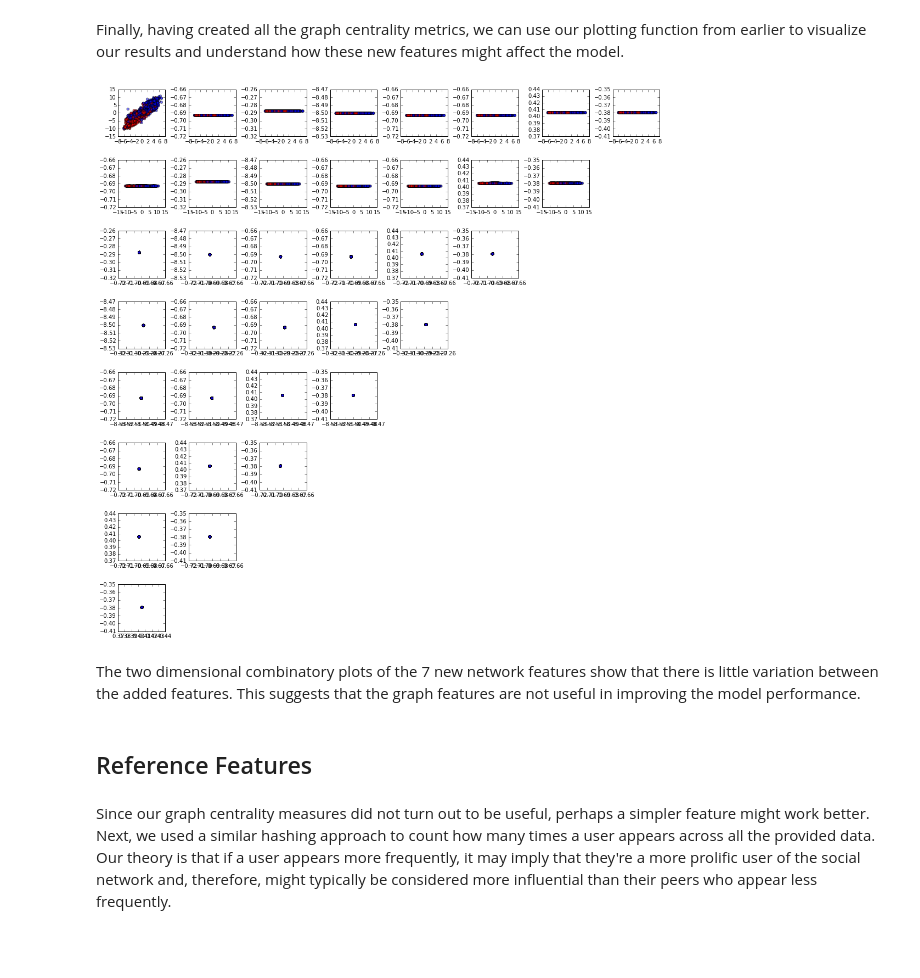
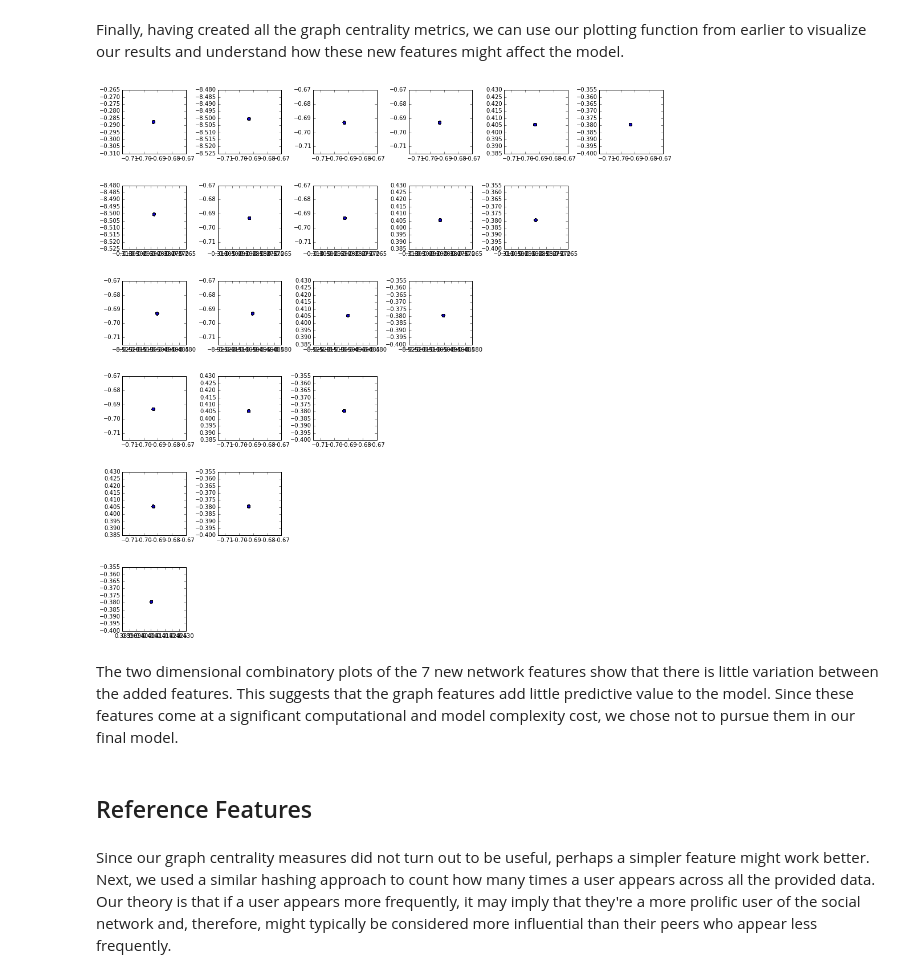
Before and after one commit to nickhamlin/mids_207_final_project, a Jupyter notebook: 207 Final Project - Byun, Chio, Danish, Hamlin, Pazo.ipynb, the cells around one changed output. Saved outputs shown, nothing was run; the diff lists cells and outputs as text; code cells hidden in the pictures; blank space fills up the shorter version.

Commit message:
Updated feature engineering
Removed portion of combining network and reference features

```diff
--- a/207 Final Project - Byun, Chio, Danish, Hamlin, Pazo.ipynb
+++ b/207 Final Project - Byun, Chio, Danish, Hamlin, Pazo.ipynb
@@ -382,13 +398,13 @@ accuracy: 0.74918
 # %% [markdown]
 Finally, having created all the graph centrality metrics, we can use our plotting function from earlier to visualize our results and understand how these new features might affect the model.
 # %%
-plot_combinatory_two_dim_data(x[:,9:], train_labels)
+plot_combinatory_two_dim_data(x[:,11:], train_labels)
 # %% [output]
-[figure, old version]
+[figure, new version]
 # %% [markdown]
-The two dimensional combinatory plots of the 7 new network features show that there is little variation between the added features. This suggests that the graph features are not useful in improving the model performance.
+The two dimensional combinatory plots of the 7 new network features show that there is little variation between the added features. This suggests that the graph features add little predictive value to the model. Since these features come at a significant computational and model complexity cost, we chose not to pursue them in our final model.
 # %% [markdown]
-## Reference Features
+## Reference Features <a id='reference_features'></a>
 # %% [markdown]
 Since our graph centrality measures did not turn out to be useful, perhaps a simpler feature might work better. Next, we used a similar hashing approach to count how many times a user appears across all the provided data.  Our theory is that if a user appears more frequently, it may imply that they're a more prolific user of the social network and, therefore, might typically be considered more influential than their peers who appear less frequently.
 # %%
```
Also changed, not shown: parts of 62 cells of this notebook.
